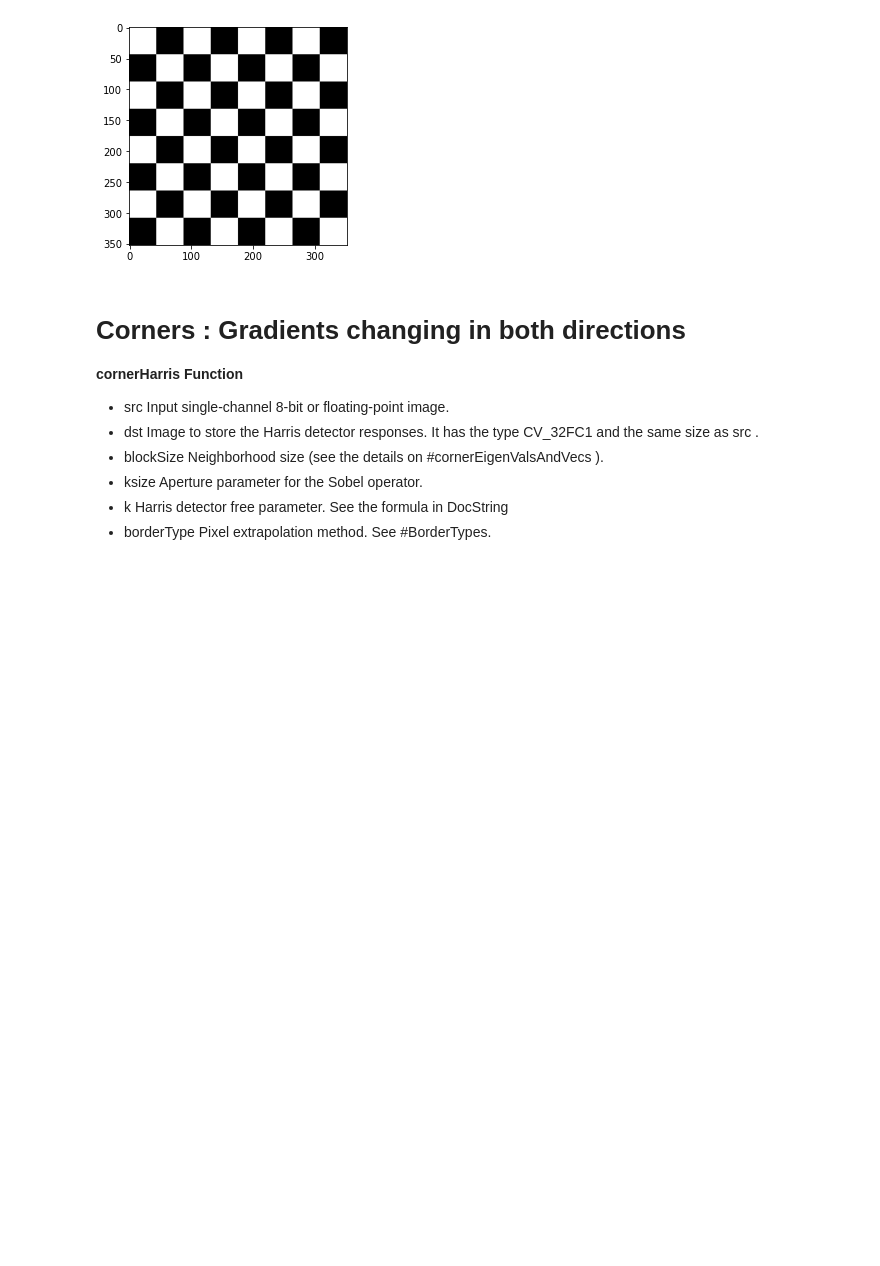
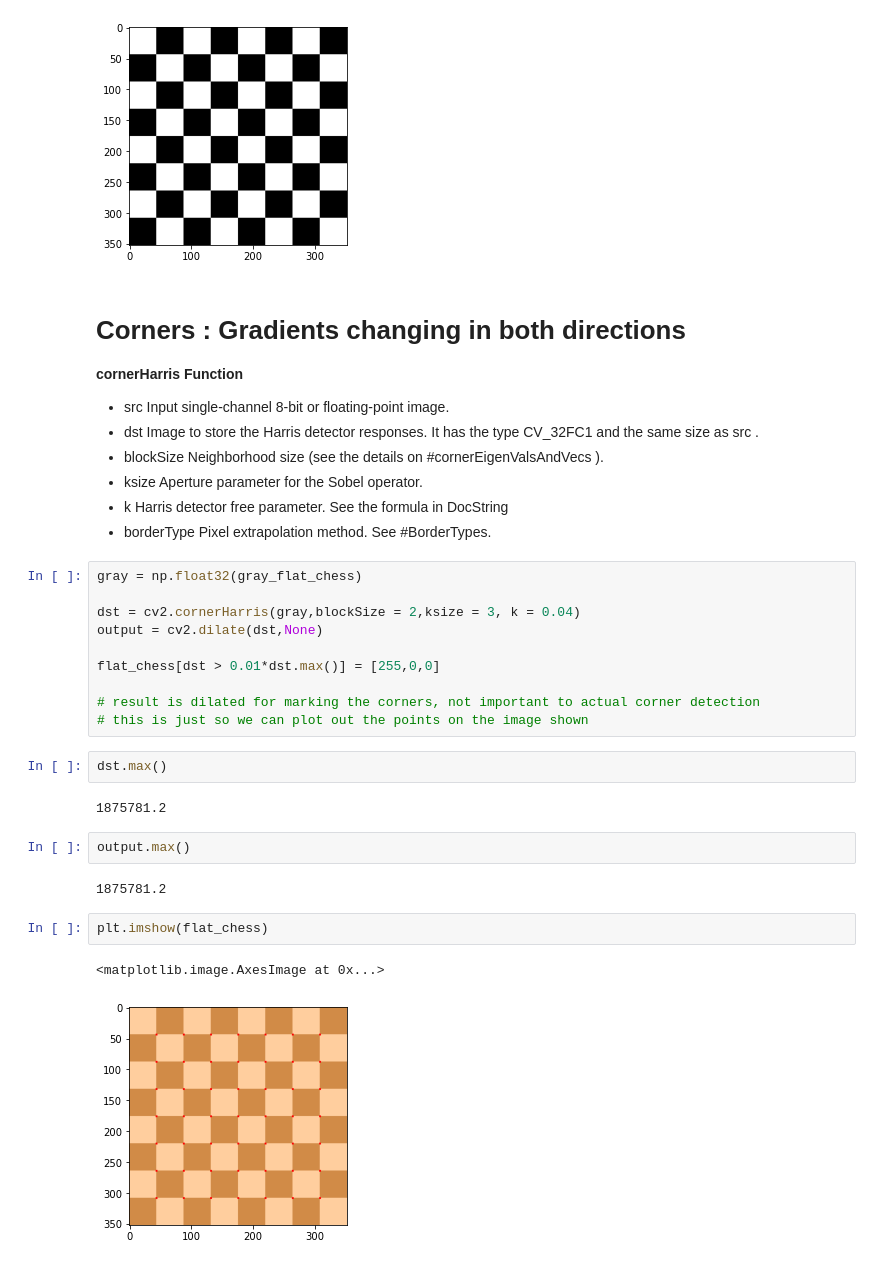
Before and after one commit to darshil0805/OpenCVCourse, a Jupyter notebook: Corner-Detection.ipynb, the cells around one changed output. Cells and saved outputs as stored; diff of their text form; blank space fills up the shorter version.

```diff
--- a/Corner-Detection.ipynb
+++ b/Corner-Detection.ipynb
@@ -27,3 +27,26 @@ plt.imshow(gray_flat_chess,cmap='gray')
 *  ksize Aperture parameter for the Sobel operator.
 *  k Harris detector free parameter. See the formula in DocString
 *  borderType Pixel extrapolation method. See #BorderTypes.
+# %%
+gray = np.float32(gray_flat_chess)
+
+dst = cv2.cornerHarris(gray,blockSize = 2,ksize = 3, k = 0.04)
+output = cv2.dilate(dst,None)
+
+flat_chess[dst > 0.01*dst.max()] = [255,0,0]
+
+# result is dilated for marking the corners, not important to actual corner detection
+# this is just so we can plot out the points on the image shown
+# %%
+dst.max()
+# %% [output]
+1875781.2
+# %%
+output.max()
+# %% [output]
+1875781.2
+# %%
+plt.imshow(flat_chess)
+# %% [output]
+<matplotlib.image.AxesImage at 0x...>
+[figure, added]
```
Also changed, not shown: parts of 5 cells of this notebook, 7 other files.
